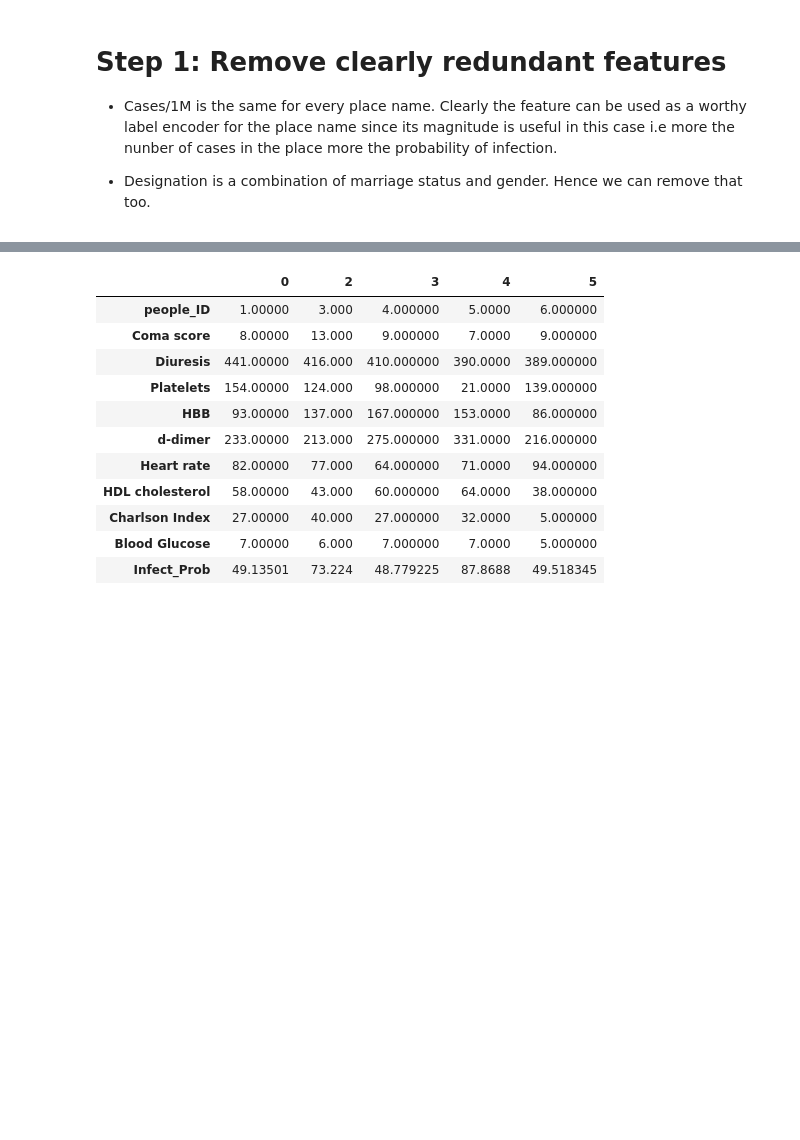
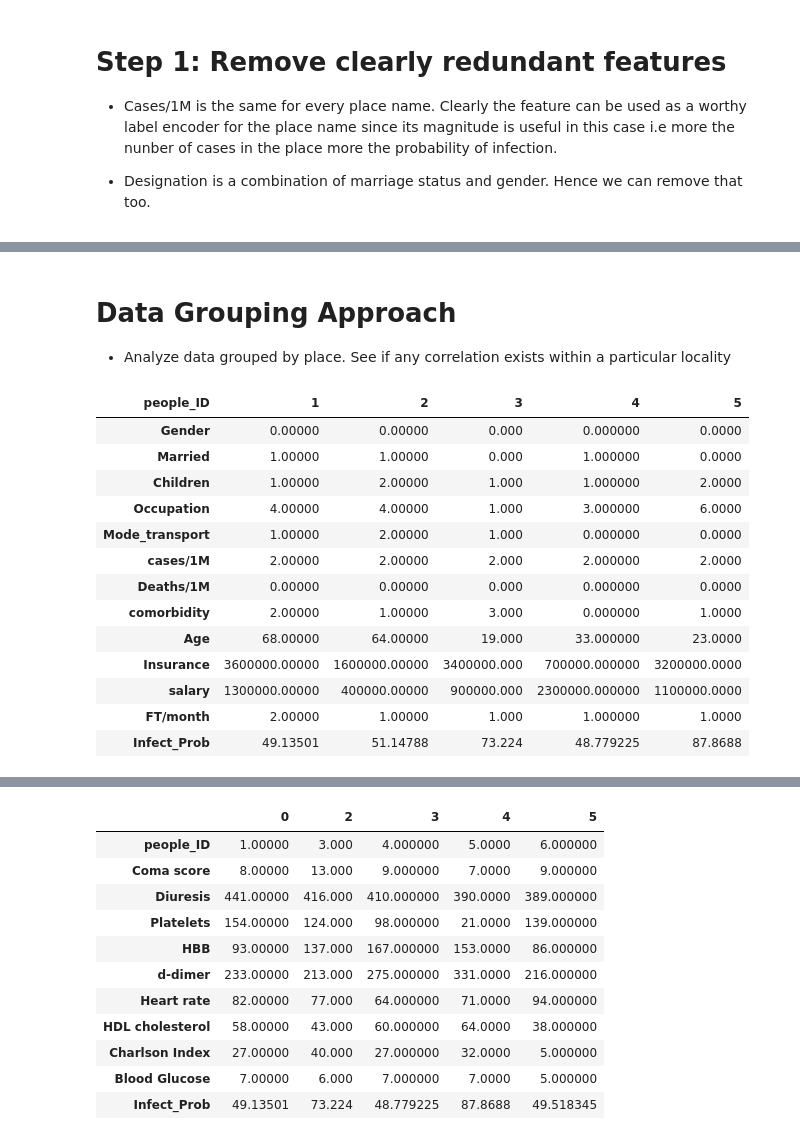
Before and after one commit to aryamansriram/Flipr_Hack, a Jupyter notebook: Flipr_Hack_EDA.ipynb, the cells around one changed output, grey strips where cells are left out. Drawn from its saved outputs; the diff is of its cells as text; code cells hidden in the pictures; blank space fills up the shorter version.

```diff
--- a/Flipr_Hack_EDA.ipynb
+++ b/Flipr_Hack_EDA.ipynb
@@ -328,0 +338,3 @@ y_pred = model1.predict(X_test)
+# %% [markdown]
+# Data Grouping Approach
+* Analyze data grouped by place. See if any correlation exists within a particular locality
@@ -328,0 +360,18 @@ y_pred = model1.predict(X_test)
+# %%
+##TESTER3##
+new_dflist[0].head().transpose()
+# %% [output]
+| people_ID | 1 | 2 | 3 | 4 | 5 |
+| Gender | 0.00000 | 0.00000 | 0.000 | 0.000000 | 0.0000 |
+| Married | 1.00000 | 1.00000 | 0.000 | 1.000000 | 0.0000 |
+| Children | 1.00000 | 2.00000 | 1.000 | 1.000000 | 2.0000 |
+| Occupation | 4.00000 | 4.00000 | 1.000 | 3.000000 | 6.0000 |
+| Mode_transport | 1.00000 | 2.00000 | 1.000 | 0.000000 | 0.0000 |
+| cases/1M | 2.00000 | 2.00000 | 2.000 | 2.000000 | 2.0000 |
+| Deaths/1M | 0.00000 | 0.00000 | 0.000 | 0.000000 | 0.0000 |
+| comorbidity | 2.00000 | 1.00000 | 3.000 | 0.000000 | 1.0000 |
+| Age | 68.00000 | 64.00000 | 19.000 | 33.000000 | 23.0000 |
+| Insurance | 3600000.00000 | 1600000.00000 | 3400000.000 | 700000.000000 | 3200000.0000 |
+| salary | 1300000.00000 | 400000.00000 | 900000.000 | 2300000.000000 | 1100000.0000 |
+| FT/month | 2.00000 | 1.00000 | 1.000 | 1.000000 | 1.0000 |
+| Infect_Prob | 49.13501 | 51.14788 | 73.224 | 48.779225 | 87.8688 |
```
Also changed, not shown: parts of 42 cells of this notebook.
